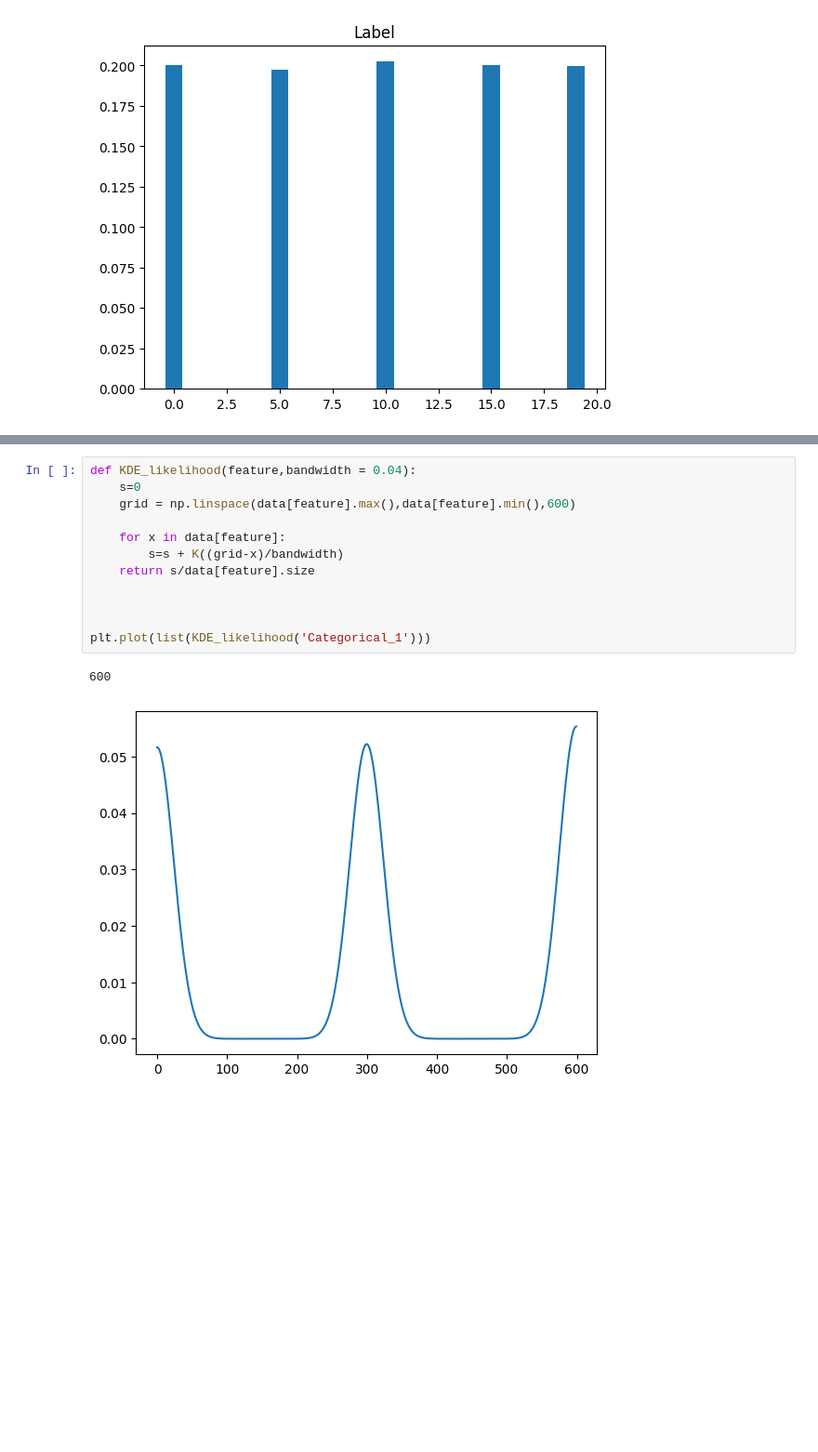
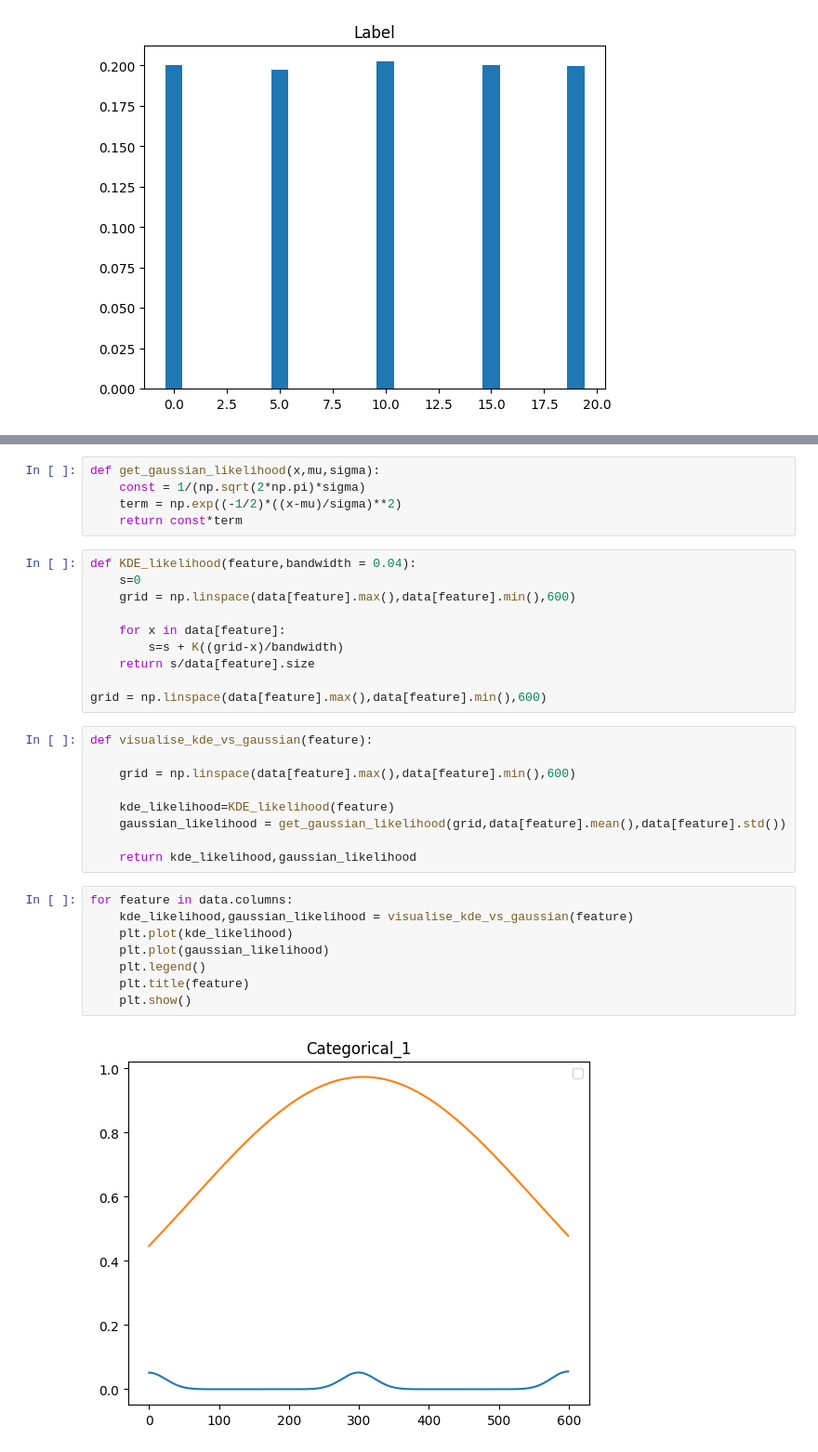
Before and after one commit to rajvee18/machine_learning_1, a Jupyter notebook: assignment1.ipynb, the cells around one changed output, grey strips where cells are left out. Shown: that part at 93% size. Drawn from its saved outputs; the diff is of its cells as text; blank space fills up the shorter version.

```diff
--- a/assignment1.ipynb
+++ b/assignment1.ipynb
@@ -74,3 +72,8 @@ def K(x):
+# %%
+def get_gaussian_likelihood(x,mu,sigma):
+    const = 1/(np.sqrt(2*np.pi)*sigma)
+    term = np.exp((-1/2)*((x-mu)/sigma)**2)
+    return const*term
 # %%
 def KDE_likelihood(feature,bandwidth = 0.04):
     s=0
@@ -80,9 +83,23 @@ def KDE_likelihood(feature,bandwidth = 0.04):
         s=s + K((grid-x)/bandwidth)
     return s/data[feature].size
 
-
-
-plt.plot(list(KDE_likelihood('Categorical_1')))
+grid = np.linspace(data[feature].max(),data[feature].min(),600)
-# %% [output]
-600
-[figure, removed]
+# %%
+def visualise_kde_vs_gaussian(feature):
+
+    grid = np.linspace(data[feature].max(),data[feature].min(),600)
+
+    kde_likelihood=KDE_likelihood(feature)
+    gaussian_likelihood = get_gaussian_likelihood(grid,data[feature].mean(),data[feature].std())
+
+    return kde_likelihood,gaussian_likelihood
+# %%
+for feature in data.columns:
+    kde_likelihood,gaussian_likelihood = visualise_kde_vs_gaussian(feature)
+    plt.plot(kde_likelihood)
+    plt.plot(gaussian_likelihood)
+    plt.legend()
+    plt.title(feature)
+    plt.show()
+# %% [output]
+[figure, added]
```
Also changed, not shown: parts of 3 cells of this notebook, 1 other file.
